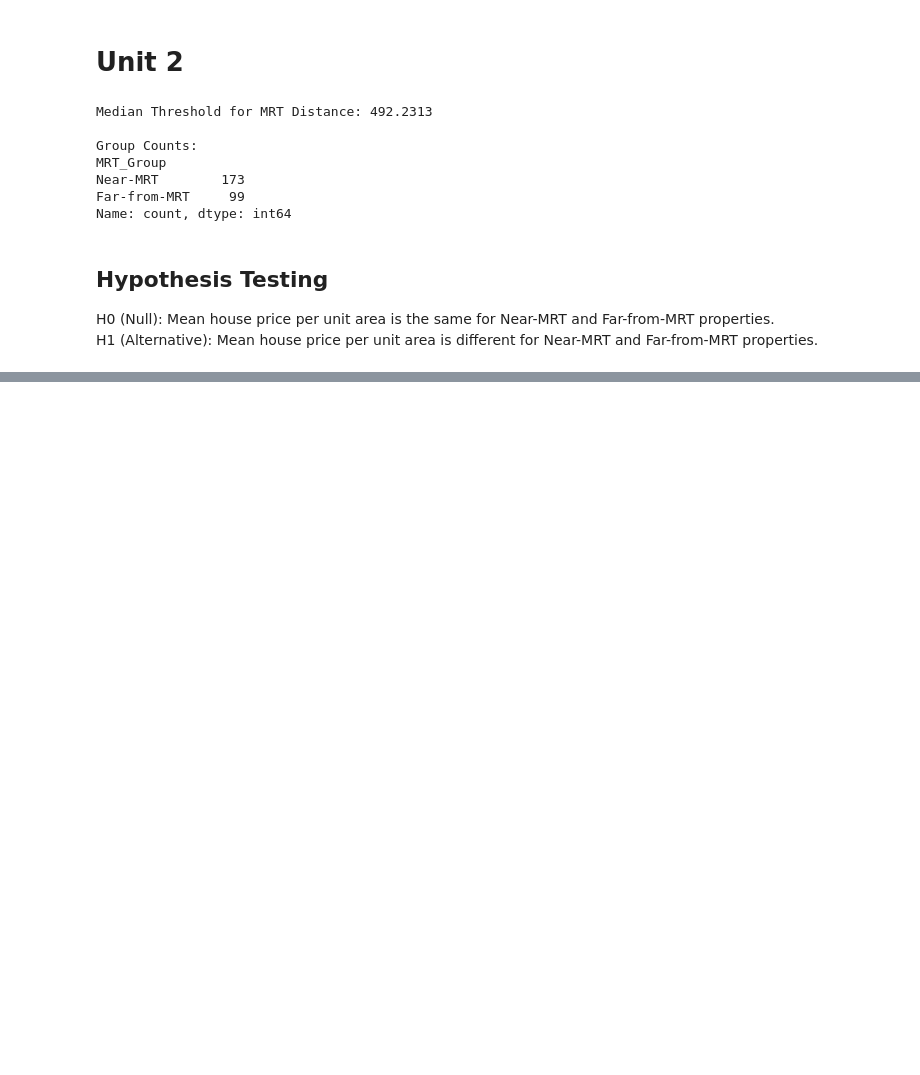
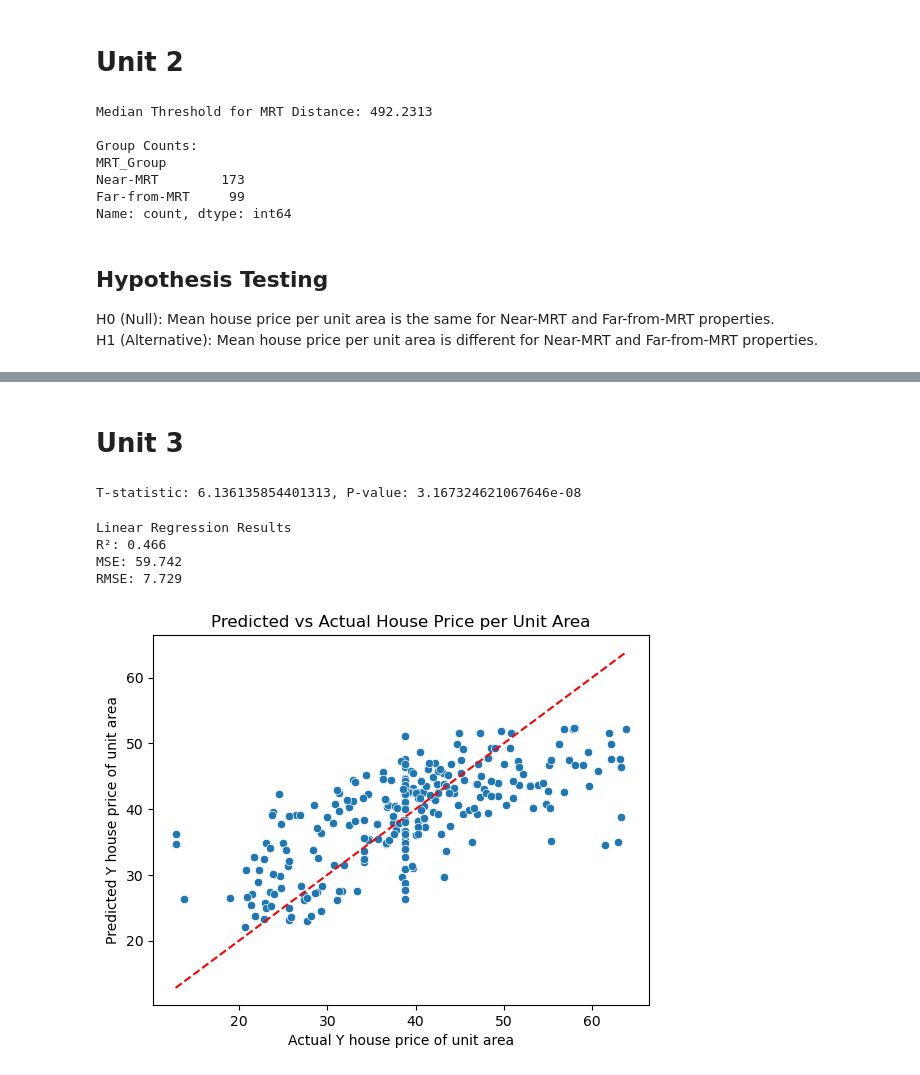
Before and after one commit to Rohit-Pujari/MCSEDatathon, a Jupyter notebook: analysis.ipynb, the cells around one changed output, grey strips where cells are left out. Drawn from its saved outputs; the diff is of its cells as text; code cells hidden in the pictures; blank space fills up the shorter version.

```diff
--- a/analysis.ipynb
+++ b/analysis.ipynb
@@ -335,0 +336,42 @@ Margin of Error (95% CI): ±11.12
+# %% [markdown]
+# Unit 3
+# %%
+threshold = 5
+benchmark = df["Y house price of unit area"].mean()
+group_above_5 = df["Y house price of unit area"][df["X4 number of convenience stores"] > threshold]
+t_stat, p_value = stats.ttest_1samp(group_above_5, benchmark)
+print(f"T-statistic: {t_stat}, P-value: {p_value}")
+# %% [output]
+T-statistic: 6.136135854401313, P-value: 3.167324621067646e-08
+# %%
+from sklearn.linear_model import LinearRegression
+from sklearn.metrics import mean_squared_error
+
+X = df[["X2 house age", "X3 distance to the nearest MRT station", "X4 number of convenience stores"]]
+
+model = LinearRegression()
+model.fit(X, y)
+y_pred = model.predict(X)
+
+# Evaluation metrics
+r2 = model.score(X, y)
+mse = mean_squared_error(y, y_pred)
+rmse = np.sqrt(mse)
+print("Linear Regression Results")
+print(f"R²: {r2:.3f}")
+print(f"MSE: {mse:.3f}")
+print(f"RMSE: {rmse:.3f}")
+# %% [output]
+Linear Regression Results
+R²: 0.466
+MSE: 59.742
+RMSE: 7.729
+# %%
+sns.scatterplot(x=y, y=y_pred)
+plt.xlabel("Actual Y house price of unit area")
+plt.ylabel("Predicted Y house price of unit area")
+plt.title("Predicted vs Actual House Price per Unit Area")
+plt.plot([y.min(), y.max()], [y.min(), y.max()], 'r--')
+plt.show()
+# %% [output]
+[figure, added]
```
Also changed, not shown: parts of 3 cells of this notebook, 3 other files.
